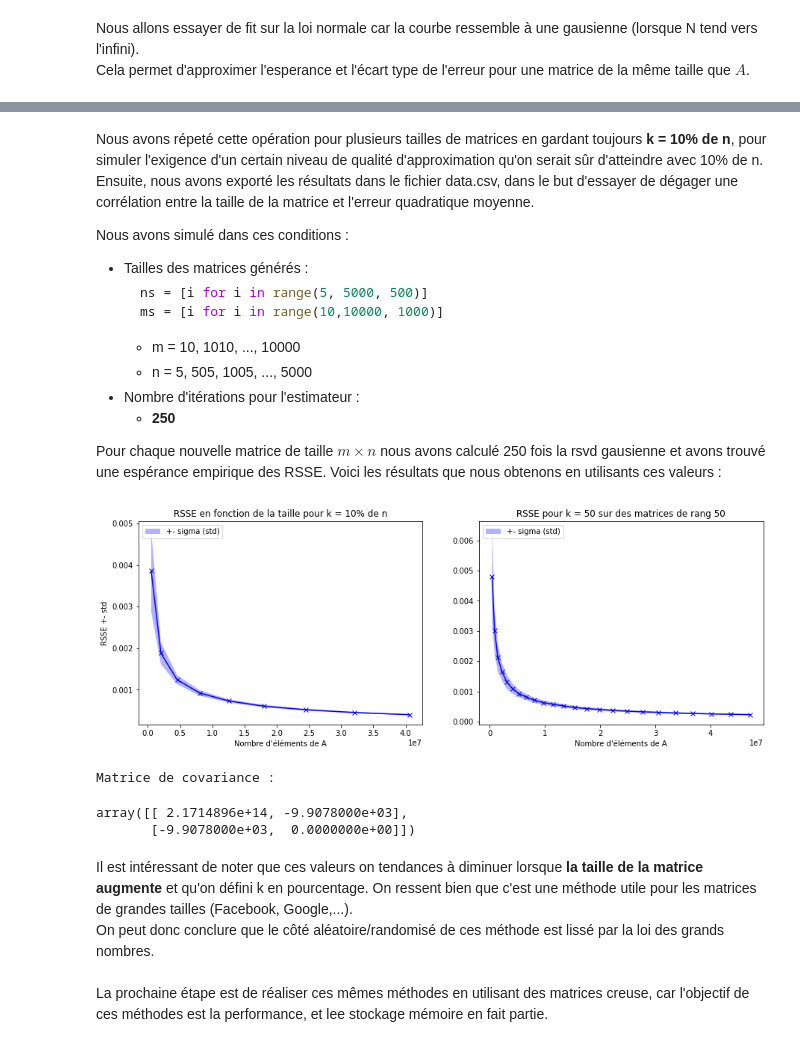
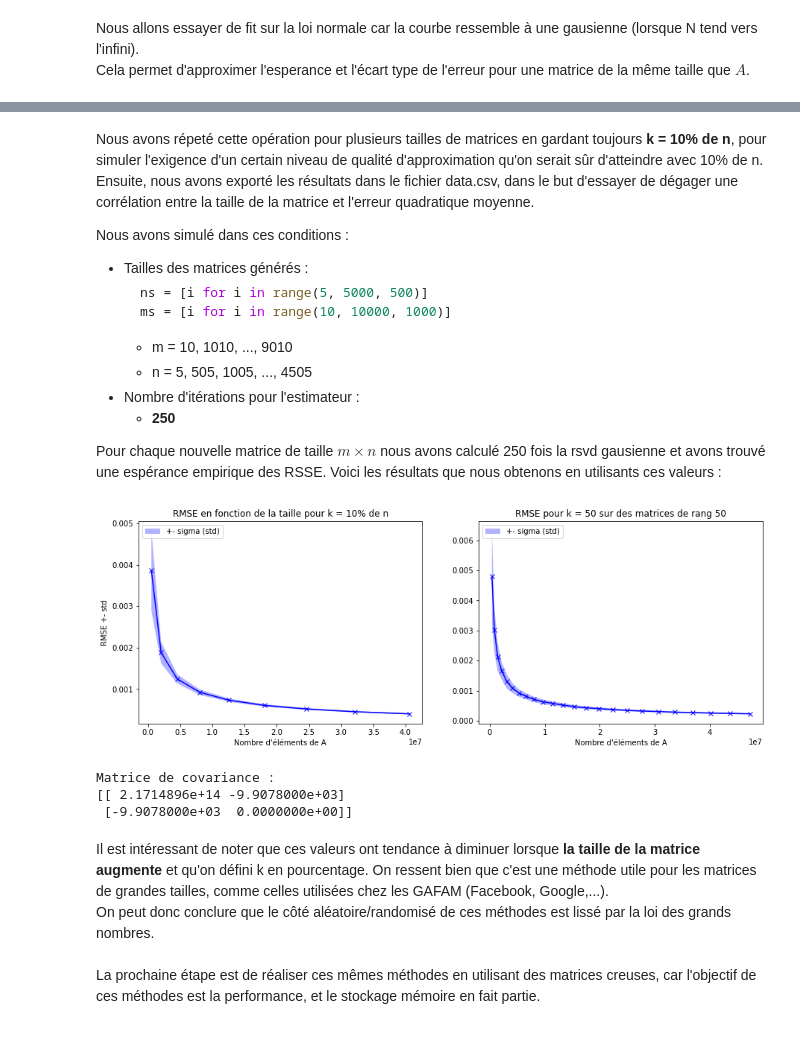
Before and after one commit to Aympab/randomized-svd, a Jupyter notebook: main.ipynb, the cells around one changed output, grey strips where cells are left out. Drawn from its saved outputs; the diff is of its cells as text; code cells hidden in the pictures.

````diff
--- a/main.ipynb
+++ b/main.ipynb
@@ -325,10 +328,10 @@ Nous avons simulé dans ces conditions :
 - Tailles des matrices générés :
   ```python
   ns = [i for i in range(5, 5000, 500)]
-  ms = [i for i in range(10,10000, 1000)]
+  ms = [i for i in range(10, 10000, 1000)]
   ```
-  - m = 10, 1010, ..., 10000
-  - n = 5, 505, 1005, ..., 5000
+  - m = 10, 1010, ..., 9010
+  - n = 5, 505, 1005, ..., 4505
 - Nombre d'itérations pour l'estimateur :
   - **250**
 
@@ -350,46 +353,46 @@ means = means/sizes
 stds = stds/sizes
 
 fig, axes = plt.subplots(nrows=1, ncols=2, figsize=(15, 5))
-axes[0].set_ylabel("RSSE +- std")
+axes[0].set_ylabel("RMSE +- std")
 axes[0].set_xlabel("Nombre d'éléments de A")
-axes[0].set_title("RSSE en fonction de la taille pour k = 10% de n")
+axes[0].set_title("RMSE en fonction de la taille pour k = 10% de n")
 axes[0].plot(sizes, means, 'bx-')
 axes[0].fill_between(sizes, means - stds, means + stds, facecolor='blue', alpha=0.3,
                 label='+- sigma (std)')
 axes[0].legend(loc='upper left')
 # axes[0].imshow(A_tilde.T, cmap='gray')
 
 
 
 #La même chose avec un k fixe et un peu plus d'itérations
 data_csv = pd.read_csv(r'./resources/data_k_static.csv', header=None, skiprows=[0])
 tab = np.array(data_csv)
 sizes = tab.T[0][1:]
 means = tab.T[3][1:]
 stds = tab.T[4][1:]
 means = means/sizes
 stds = stds/sizes
 
 axes[1].set_xlabel("Nombre d'éléments de A")
-axes[1].set_title("RSSE pour k = 50 sur des matrices de rang 50")
+axes[1].set_title("RMSE pour k = 50 sur des matrices de rang 50")
 axes[1].plot(sizes, means, 'bx-')
 axes[1].fill_between(sizes, means - stds, means + stds, facecolor='blue', alpha=0.3,
                 label='+- sigma (std)')
 axes[1].legend(loc='upper left')
 
 plt.show()
 
 
 c = np.cov([sizes, means])
 print("Matrice de covariance :")
 print(c.round(2))
 # %% [output]
-[figure, old version]
+[figure, new version]
 Matrice de covariance :
+[[ 2.1714896e+14 -9.9078000e+03]
+ [-9.9078000e+03  0.0000000e+00]]
-array([[ 2.1714896e+14, -9.9078000e+03],
-       [-9.9078000e+03,  0.0000000e+00]])
 # %% [markdown]
-Il est intéressant de noter que ces valeurs on tendances à diminuer lorsque **la taille de la matrice augmente** et qu'on défini k en pourcentage. On ressent bien que c'est une méthode utile pour les matrices de grandes tailles (Facebook, Google,...). <br>
-On peut donc conclure que le côté aléatoire/randomisé de ces méthode est lissé par la loi des grands nombres. <br>
+Il est intéressant de noter que ces valeurs ont tendance à diminuer lorsque **la taille de la matrice augmente** et qu'on défini k en pourcentage. On ressent bien que c'est une méthode utile pour les matrices de grandes tailles, comme celles utilisées chez les GAFAM (Facebook, Google,...). <br>
+On peut donc conclure que le côté aléatoire/randomisé de ces méthodes est lissé par la loi des grands nombres. <br>
 <br>
-La prochaine étape est de réaliser ces mêmes méthodes en utilisant des matrices creuse, car l'objectif de ces méthodes est la performance, et lee stockage mémoire en fait partie.
+La prochaine étape est de réaliser ces mêmes méthodes en utilisant des matrices creuses, car l'objectif de ces méthodes est la performance, et le stockage mémoire en fait partie.
````
Also changed, not shown: parts of 10 cells of this notebook, 2 other files.
